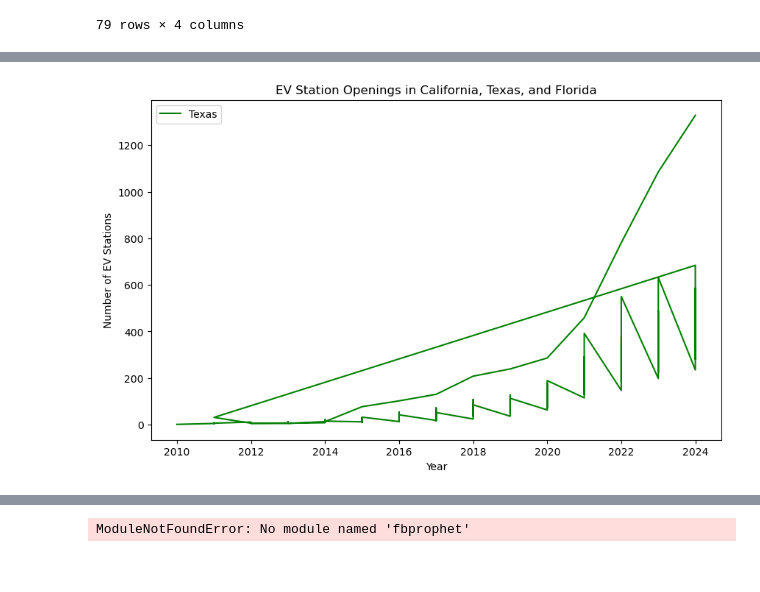
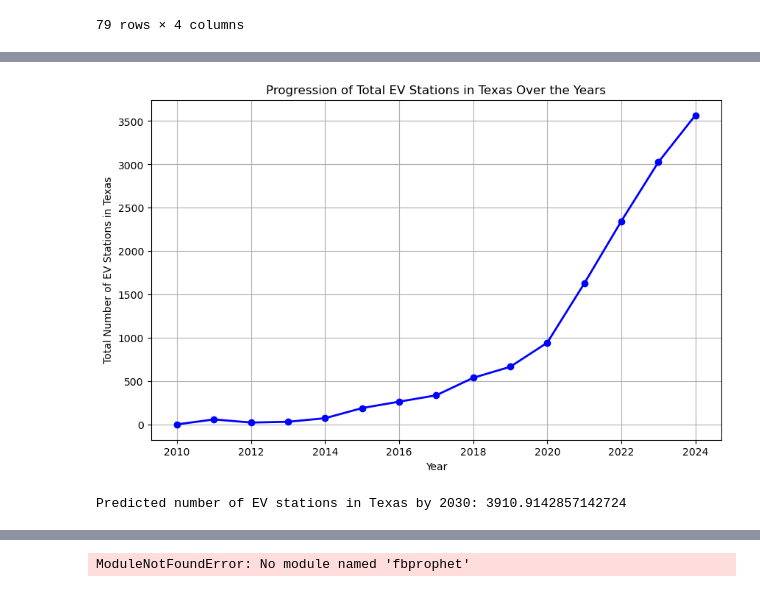
Before and after one commit to rune-encoder/Project-1, a Jupyter notebook: notebooks/individual_work/alex_exploration/Texas merging counties.ipynb, the cells around one changed output, grey strips where cells are left out. Drawn from its saved outputs; the diff is of its cells as text; code cells hidden in the pictures.

```diff
--- a/notebooks/individual_work/alex_exploration/Texas merging counties.ipynb
+++ b/notebooks/individual_work/alex_exploration/Texas merging counties.ipynb
@@ -136,23 +95,29 @@ plt.show()
+# %%
+# Combine all county data to create a progression graph for Texas
+total_ev_by_year = df_tx_topfive.groupby('year')['cumulative_ev_stations'].sum().reset_index()
+
+# Plot the progression graph
+plt.figure(figsize=(10, 6))
+plt.plot(total_ev_by_year['year'], total_ev_by_year['cumulative_ev_stations'], marker='o', color='b', linestyle='-', linewidth=2)
+plt.xlabel('Year')
+plt.ylabel('Total Number of EV Stations in Texas')
+plt.title('Progression of Total EV Stations in Texas Over the Years')
+plt.grid(True)
+plt.show()
+# %% [output]
+[figure, added]
 # %%
-import pandas as pd
-import matplotlib.pyplot as plt
+from sklearn.linear_model import LinearRegression
 
-# Load the data from the .csv files
-df_tx_topfive = pd.read_csv(Path("../../../data/processed_data/tx_cleaned_ev_stations_data_topfive.csv"))
+# Train a linear regression model
+X = total_ev_by_year[['year']]
+y = total_ev_by_year['cumulative_ev_stations']
 
-# Create a new figure
-plt.figure(figsize=(10, 6))
+model = LinearRegression()
+model.fit(X, y)
 
-# Plot the data for Texas
-plt.plot(df_tx_topfive['year'], df_tx_topfive['cumulative_ev_stations'], label='Texas', color='green')
-
-# Set the labels and title
-plt.xlabel('Year')
-plt.ylabel('Number of EV Stations')
-plt.title('EV Station Openings in California, Texas, and Florida')
-plt.legend()
-
-# Show the plot
-plt.show()
+# Make a prediction for 2030
+prediction_2030 = model.predict([[2030]])
+print("Predicted number of EV stations in Texas by 2030:", prediction_2030[0])
 # %% [output]
-[figure, removed]
+Predicted number of EV stations in Texas by 2030: 3910.9142857142724
```
Also changed, not shown: parts of 8 cells of this notebook, 6 other files.
